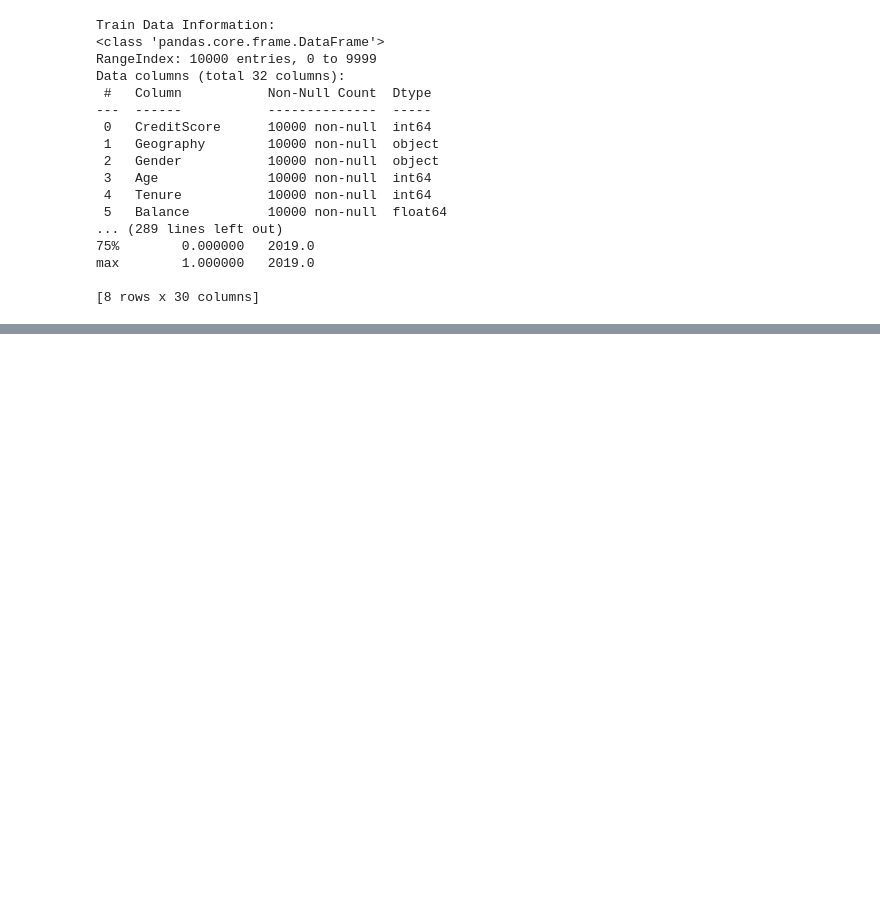
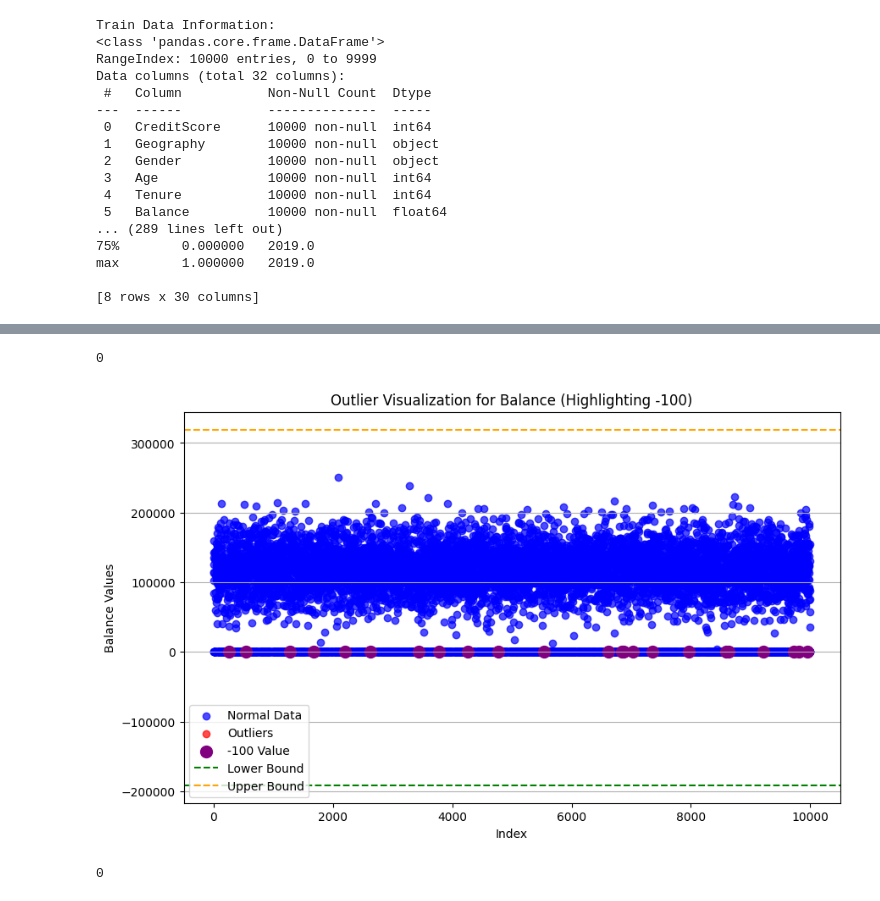
Before and after one commit to Allllisha/ml-predict-churn-datamix-assignment, a Jupyter notebook: notebook/ml_predict_churn_datamix_assignment1.ipynb, the cells around one changed output, grey strips where cells are left out. Cells and saved outputs as stored; diff of their text form; code cells hidden in the pictures; blank space fills up the shorter version.

Commit message:
add outliers

```diff
--- a/notebook/ml_predict_churn_datamix_assignment1.ipynb
+++ b/notebook/ml_predict_churn_datamix_assignment1.ipynb
@@ -56,0 +88,41 @@ max        1.000000   2019.0
+# %%
+# テストデータのBalance列で値が-100の個数をカウント
+negative_balance_count = test_data[test_data['Balance'] == -100].shape[0]
+
+# 結果を表示
+print(negative_balance_count)
+# %% [output]
+0
+# %%
+
+plt.figure(figsize=(10, 6))
+
+# 正常データ（青）と外れ値（赤）をプロット
+plt.scatter(non_outliers.index, non_outliers['Balance'], label="Normal Data", color='blue', alpha=0.7)
+plt.scatter(outliers.index, outliers['Balance'], label="Outliers", color='red', alpha=0.7)
+
+# 異常値の中に特に注目する -100 をプロット
+negative_outlier = test_data[test_data['Balance'] == -100]
+plt.scatter(negative_outlier.index, negative_outlier['Balance'], label="-100 Value", color='purple', s=100)
+
+# 上下限の境界線を描画
+plt.axhline(y=lower_bound, color='green', linestyle='--', label="Lower Bound")
+plt.axhline(y=upper_bound, color='orange', linestyle='--', label="Upper Bound")
+
+# グラフの設定
+plt.title("Outlier Visualization for Balance (Highlighting -100)")
+plt.xlabel("Index")
+plt.ylabel("Balance Values")
+plt.legend()
+plt.grid(axis='y')
+plt.show()
+# %% [output]
+[figure, added]
+# %%
+# trainデータのBalance列で値が-100の個数を念の為カウント
+negative_balance_count = train_data[train_data['Balance'] == -100].shape[0]
+
+# 結果を表示
+print(negative_balance_count)
+# %% [output]
+0
```
Also changed, not shown: parts of 2 cells of this notebook.
